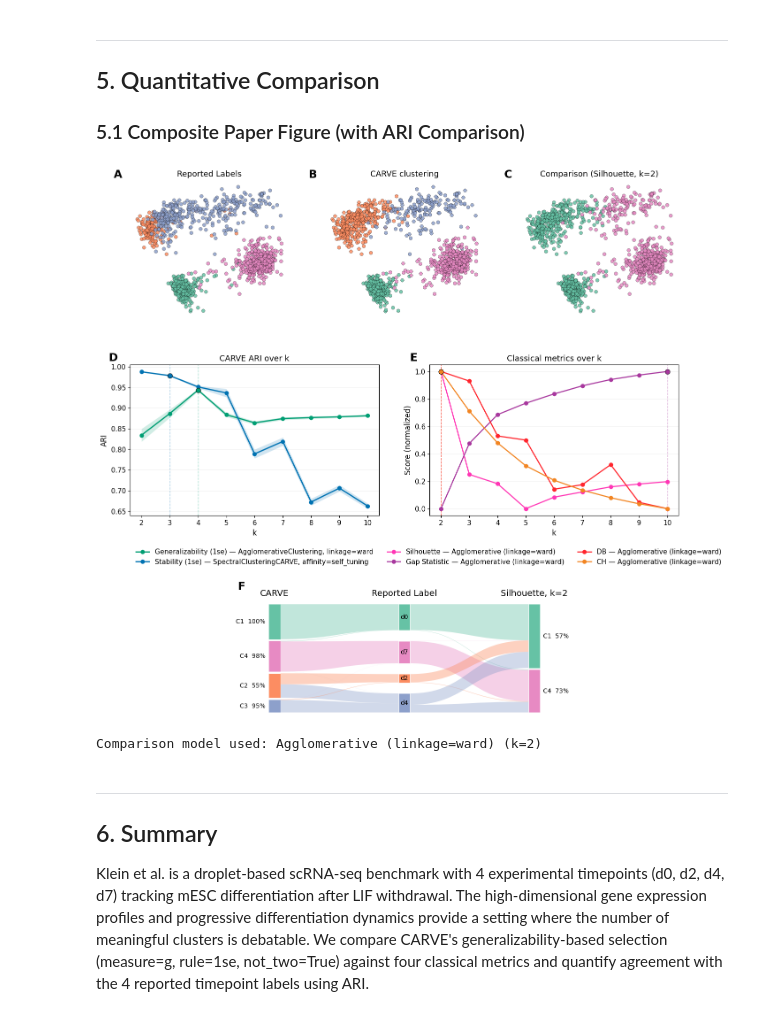
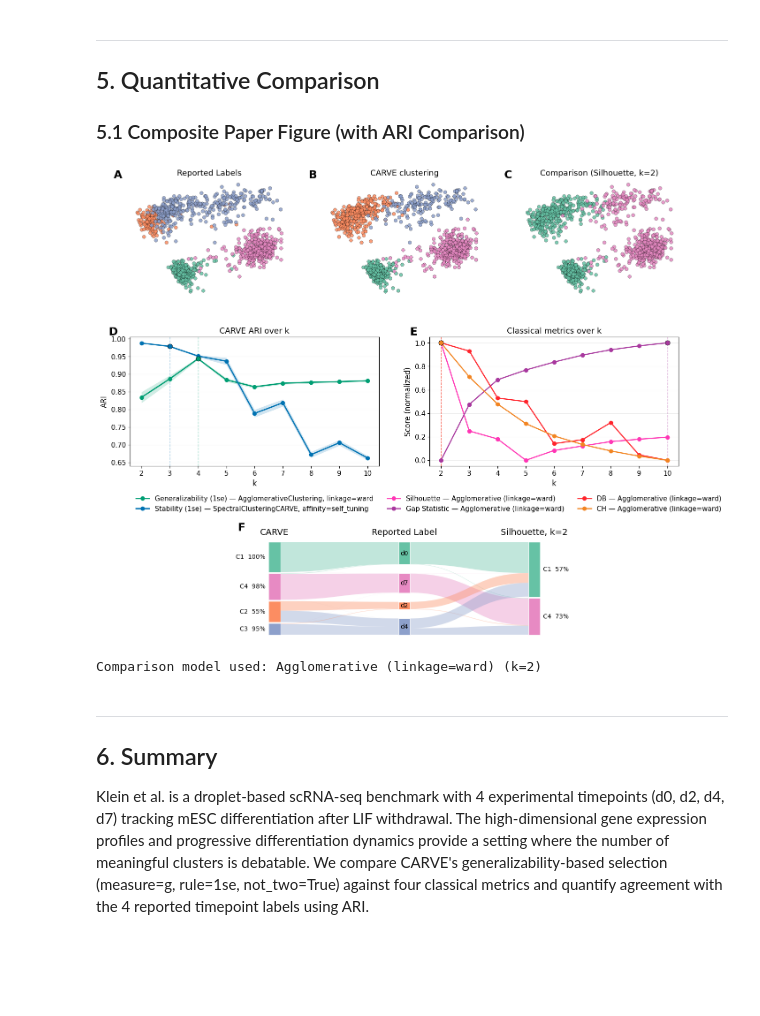
Before and after one commit to DataSlingers/CARVE, a Jupyter notebook: notebooks/case_studies/Klein.ipynb, the cells around one changed output. Cells and saved outputs as stored; diff of their text form; code cells hidden in the pictures; blank space fills up the shorter version.

Commit message:
Improved diagnostic scatter plot.

```diff
--- a/notebooks/case_studies/Klein.ipynb
+++ b/notebooks/case_studies/Klein.ipynb
@@ -372,35 +372,35 @@ comparison_labels, comparison_model, comparison_k = build_baseline_best_labels(
     X=X,
     best_df=best_df,
     model_grids=model_grids,
     metric=comparison_metric,
     random_state=RANDOM_SEED,
 )
 
 # Map shorthand to names expected by plot_composite_figure
 measure_map = {"s": "stability", "g": "generalizability"}
 measure_for_plot = measure_map.get(MEASURE, MEASURE)
 
 fig = plot_composite_figure(
     X=X,
     y=y.to_numpy() if hasattr(y, "to_numpy") else np.asarray(y),
     carve_obj=carve,
     curves_df=curves_df,
     best_df=best_df,
     comparison_labels=comparison_labels,
     measure=measure_for_plot,
     rule=RULE,
     not_two=NOT_TWO,
     consensus_type="stability",
     baseline_title=f"Comparison ({comparison_metric.title()}, k={comparison_k})",
     alluvial_right_title=f"{comparison_metric.title()}, k={comparison_k}",
-    figsize=(16, 14),
+    figsize=(16, 12),
     alluvial_true_gap_frac=0.1,
 )
 
 plt.show()
 print(f"Comparison model used: {comparison_model} (k={comparison_k})")
 # %% [output]
-[figure, old version]
+[figure, new version]
 Comparison model used: Agglomerative (linkage=ward) (k=2)
 # %% [markdown]
 ---
```
Also changed, not shown: 3 other files.
